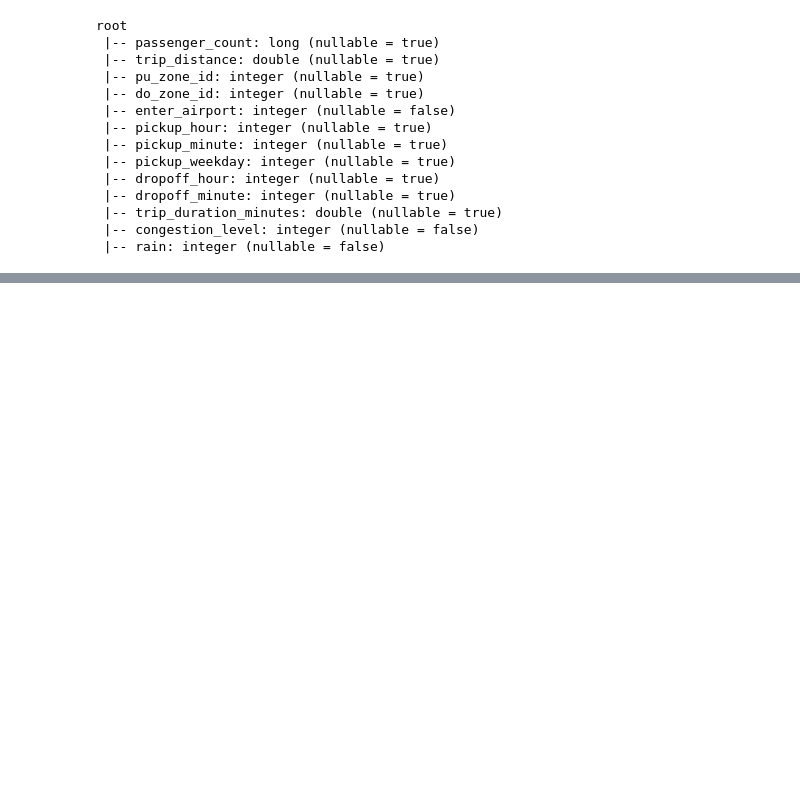
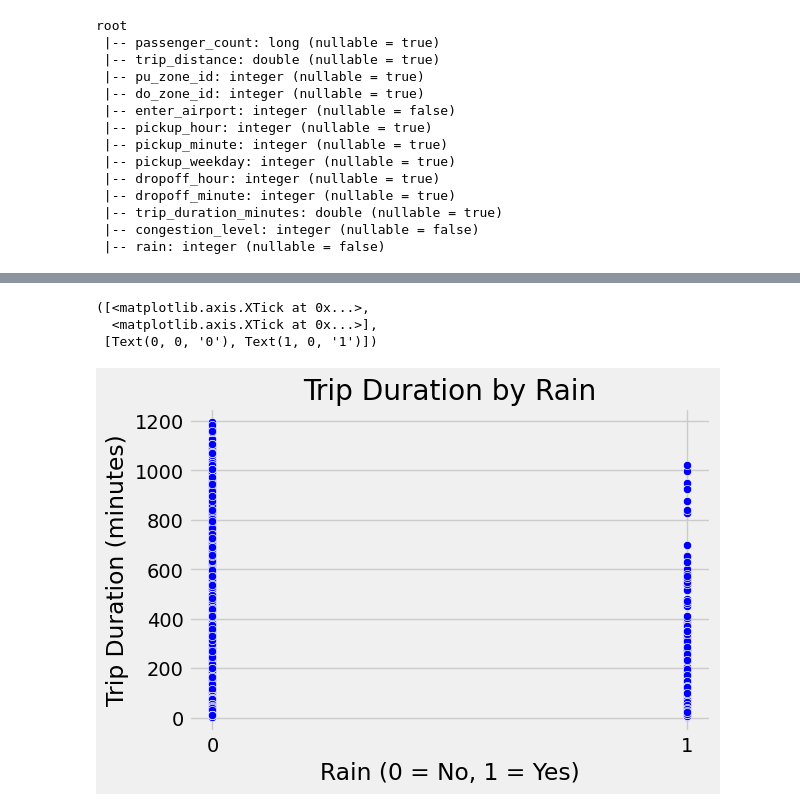
Before and after one commit to nhhongan/nyc_yellow_taxi_eta, a Jupyter notebook: notebook/eda_processing.ipynb, the cells around one changed output, grey strips where cells are left out. Drawn from its saved outputs; the diff is of its cells as text; code cells hidden in the pictures; blank space fills up the shorter version.

```diff
--- a/notebook/eda_processing.ipynb
+++ b/notebook/eda_processing.ipynb
@@ -1053,0 +1049,14 @@ shutil.rmtree(temp_dir)
+# %%
+
+plt.figure(figsize=(6, 4))
+sns.scatterplot(data=pandas_df, x="rain", y="trip_duration_minutes",color="blue")
+plt.title("Trip Duration by Rain")
+plt.xlabel("Rain (0 = No, 1 = Yes)")
+plt.ylabel("Trip Duration (minutes)")
+
+plt.xticks([0, 1])
+# %% [output]
+([<matplotlib.axis.XTick at 0x...>,
+  <matplotlib.axis.XTick at 0x...>],
+ [Text(0, 0, '0'), Text(1, 0, '1')])
+[figure, added]
```
Also changed, not shown: parts of 12 cells of this notebook.
